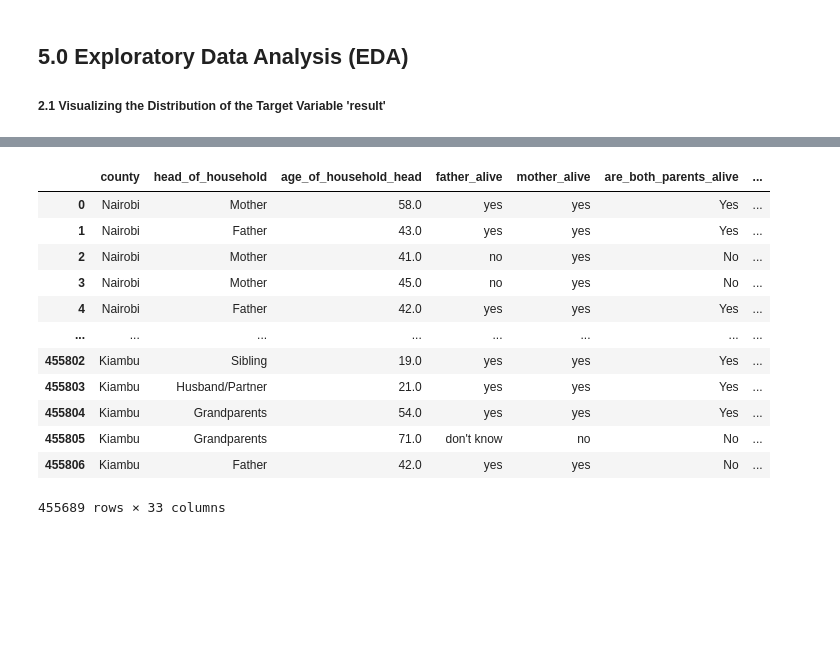
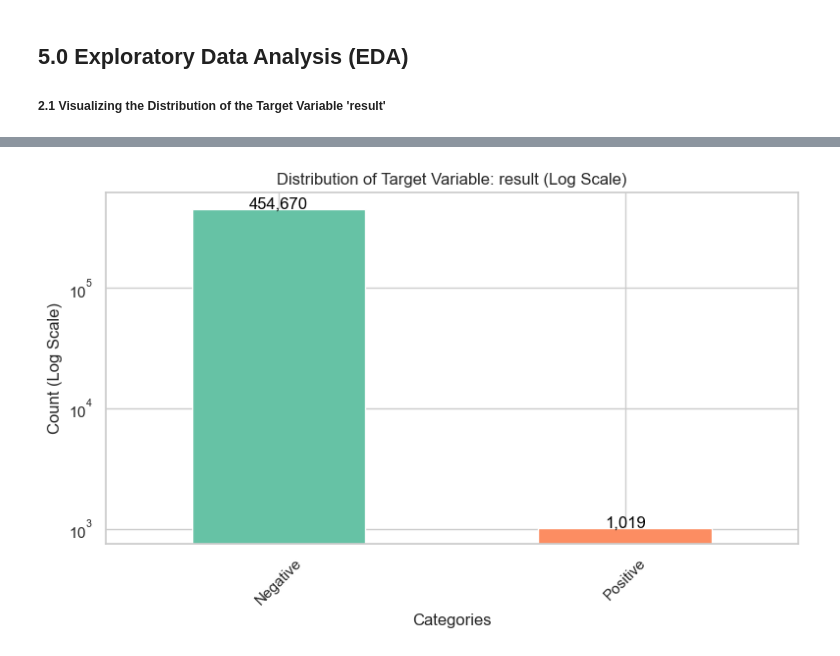
Before and after one commit to RichieRicky/DSF-PT08P5-GROUP5_CAPSTONE-PROJECT, a Jupyter notebook: Index.ipynb, the cells around one changed output, grey strips where cells are left out. Saved outputs shown, nothing was run; the diff lists cells and outputs as text; code cells hidden in the pictures; blank space fills up the shorter version.

```diff
--- a/Index.ipynb
+++ b/Index.ipynb
@@ -455,0 +495,3 @@ AGYW_prev_data[columns_to_handle].describe().T
+# %%
+#Drop duplicates
+AGYW_prev_data = AGYW_prev_data.drop_duplicates()
@@ -455,0 +504,3 @@ AGYW_prev_data[columns_to_handle].describe().T
+# %%
+#Remove white spaces in column names and change to lower case
+AGYW_prev_data.columns = AGYW_prev_data.columns.str.strip().str.lower().str.replace(" ", "_")
@@ -456,3 +525,6 @@ AGYW_prev_data[columns_to_handle].describe().T
+# %%
+#Make copy of cleaned dataset
+agyw_df = AGYW_prev_data.copy()
 # %% [markdown]
 ## 5.0 Exploratory Data Analysis (EDA)
 ##### 2.1 Visualizing the Distribution of the Target Variable 'result'
@@ -804,17 +530,0 @@ plt.show()
-# %%
-clean_df=AGYW_prev_data.drop_duplicates()
-clean_df.drop(columns=['date_of_birth','date_of_enrollment','intervention_date','year_of_enrollment'],axis=1)
-# %% [output]
-|  | county | head_of_household | age_of_household_head | father_alive | mother_alive | are_both_parents_alive | ... |
-| 0 | Nairobi | Mother | 58.0 | yes | yes | Yes | ... |
-| 1 | Nairobi | Father | 43.0 | yes | yes | Yes | ... |
-| 2 | Nairobi | Mother | 41.0 | no | yes | No | ... |
-| 3 | Nairobi | Mother | 45.0 | no | yes | No | ... |
-| 4 | Nairobi | Father | 42.0 | yes | yes | Yes | ... |
-| ... | ... | ... | ... | ... | ... | ... | ... |
-| 455802 | Kiambu | Sibling | 19.0 | yes | yes | Yes | ... |
-| 455803 | Kiambu | Husband/Partner | 21.0 | yes | yes | Yes | ... |
-| 455804 | Kiambu | Grandparents | 54.0 | yes | yes | Yes | ... |
-| 455805 | Kiambu | Grandparents | 71.0 | don't know | no | No | ... |
-| 455806 | Kiambu | Father | 42.0 | yes | yes | No | ... |
-455689 rows × 33 columns
@@ -853,0 +531,28 @@ lr_model = Pipeline(steps=[
+# %%
+# Extract the 'result' column from the DataFrame
+result = agyw_df['result']
+
+# Generate a color palette from Seaborn's 'Set2' palette
+palette = sns.color_palette('Set2', n_colors=len(result.value_counts()))
+
+# Visualize the distribution with a logarithmic y-axis
+plt.figure(figsize=(8, 5))
+ax = result.value_counts().plot(kind='bar', color=palette)  # Use the Seaborn palette
+
+# Use logarithmic scale for better visibility of both categories
+plt.yscale('log')
+
+# Title and labels
+plt.title('Distribution of Target Variable: result (Log Scale)')
+plt.xlabel('Categories')
+plt.ylabel('Count (Log Scale)')
+plt.xticks(rotation=45)
+
+# Annotate the bars with the count values, formatted with commas
+for index, value in enumerate(result.value_counts()):
+    plt.text(index, value + 2, f'{value:,}', ha='center', color='black')  # Format with commas
+
+plt.tight_layout()
+plt.show()
+# %% [output]
+[figure, added]
```
Also changed, not shown: parts of 138 cells of this notebook, 44 other files.
